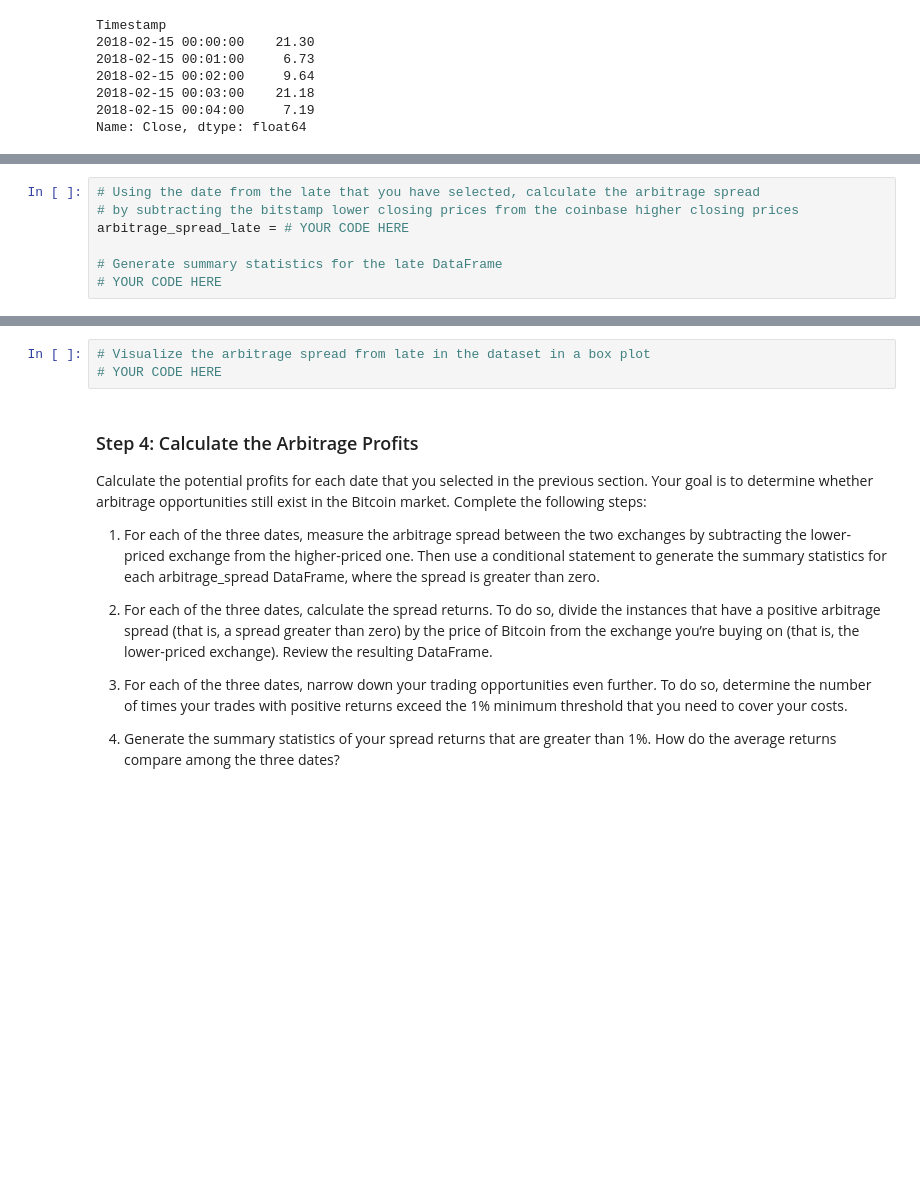
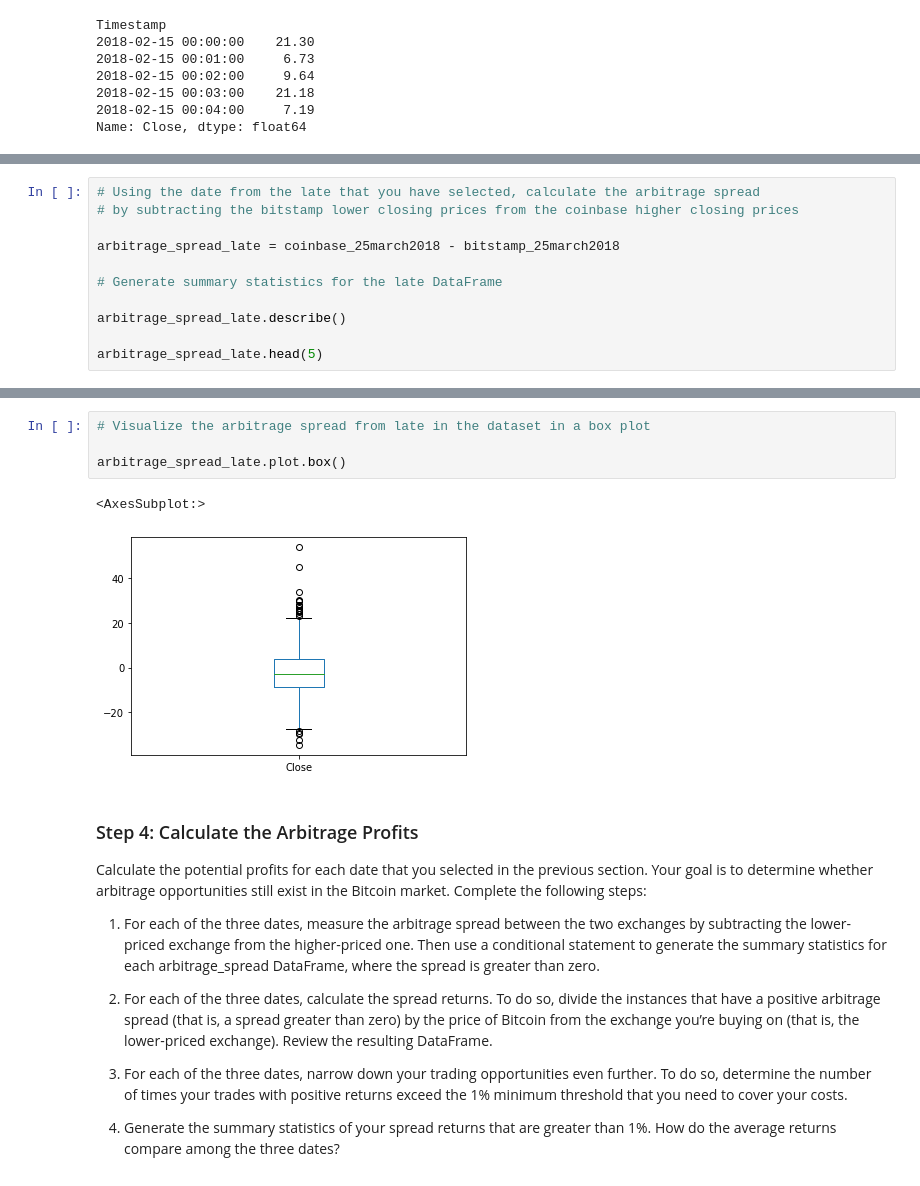
Before and after one commit to aaron-elliott/Challenge_3, a Jupyter notebook: crypto_arbitrage.ipynb, the cells around one changed output, grey strips where cells are left out. Drawn from its saved outputs; the diff is of its cells as text; blank space fills up the shorter version.

```diff
--- a/crypto_arbitrage.ipynb
+++ b/crypto_arbitrage.ipynb
@@ -431,7 +455,11 @@ Name: Close, dtype: float64
 # %%
 # Using the date from the late that you have selected, calculate the arbitrage spread
 # by subtracting the bitstamp lower closing prices from the coinbase higher closing prices
-arbitrage_spread_late = # YOUR CODE HERE
+
+arbitrage_spread_late = coinbase_25march2018 - bitstamp_25march2018
 
 # Generate summary statistics for the late DataFrame
-# YOUR CODE HERE
+
+arbitrage_spread_late.describe()
+
+arbitrage_spread_late.head(5)
@@ -438,6 +474,10 @@ arbitrage_spread_late = # YOUR CODE HERE
 # %%
 # Visualize the arbitrage spread from late in the dataset in a box plot
-# YOUR CODE HERE
+
+arbitrage_spread_late.plot.box()
+# %% [output]
+<AxesSubplot:>
+[figure, added]
 # %% [markdown]
 ### Step 4: Calculate the Arbitrage Profits
 
```
Also changed, not shown: parts of 31 cells of this notebook.
